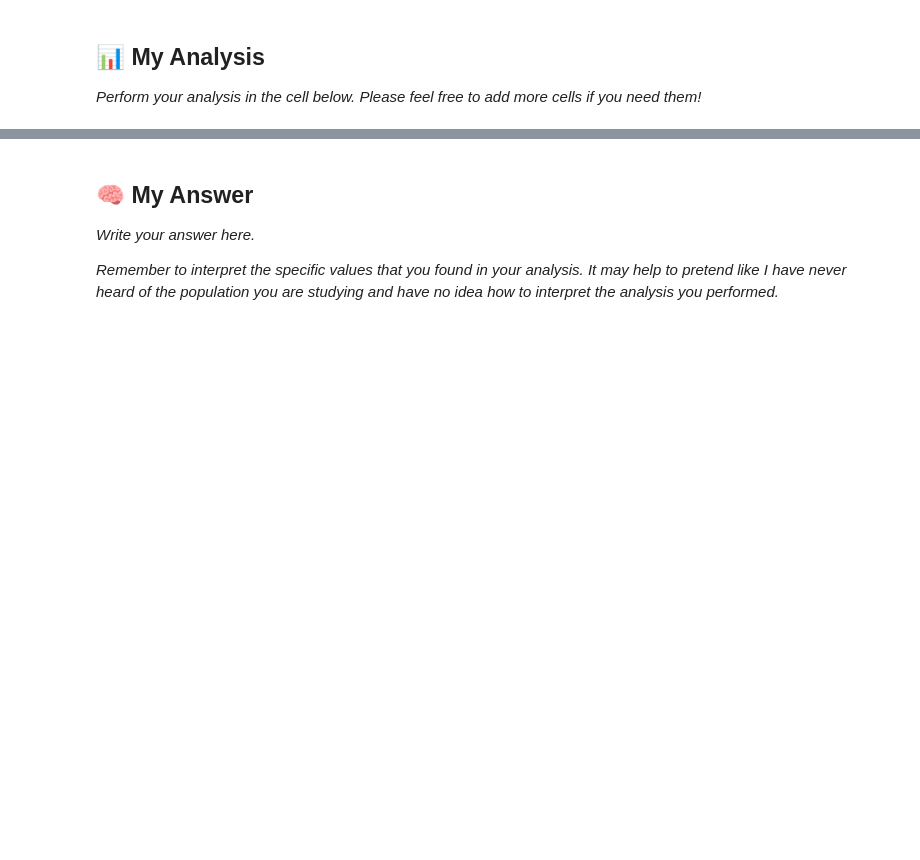
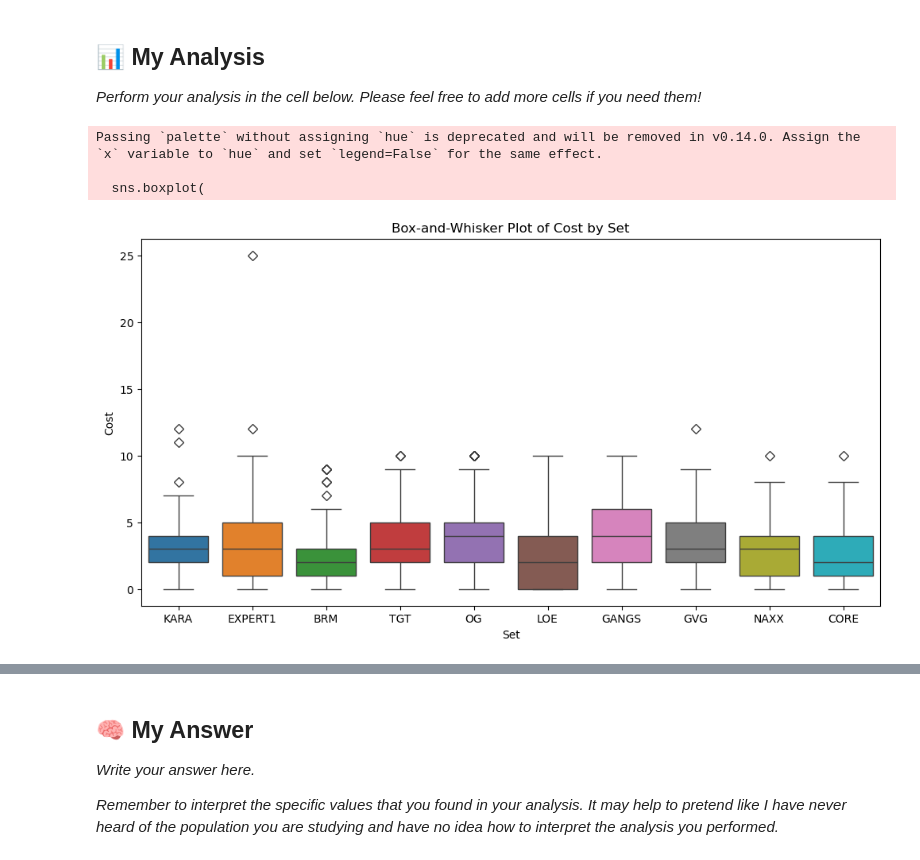
Before and after one commit to EthanCarter-ccic/AI, a Jupyter notebook: Semester 1/FinalProject/Final_Project.ipynb, the cells around one changed output, grey strips where cells are left out. Saved outputs shown, nothing was run; the diff lists cells and outputs as text; code cells hidden in the pictures; blank space fills up the shorter version.

```diff
--- a/Semester 1/FinalProject/Final_Project.ipynb
+++ b/Semester 1/FinalProject/Final_Project.ipynb
@@ -32,0 +127,9 @@ __________________________
+# %%
+print("We will exclude all cards part of a set that is a special internal category, as well as those without a defined mana cost (e.g. enchantments).")
+print()
+
+excluded_sets = ['TB', 'CHEAT', 'CREDITS', 'MISSIONS', 'HERO_SKINS', 'PROMO', 'REWARD']
+
+# Filter out excluded sets AND rows with missing set AND rows with missing cost
+df = df[df['set'].notna() & ~df['set'].isin(excluded_sets) & df['cost'].notna()]
+df.info()
@@ -35,4 +156,29 @@ __________________________
 
 *Perform your analysis in the cell below. Please feel free to add more cells if you need them!*
 # %%
-# Perform your analysis here
+import seaborn as sns
+
+plt.figure(figsize=(12, 6))
+
+# Define a color palette with 10 distinct colors
+palette = sns.color_palette("tab10", n_colors=10) # tab10 has 10 distinct colors
+
+# Create the boxplot
+sns.boxplot(
+    x='set',
+    y='cost',
+    data=df,
+    palette=palette, # color each box differently
+    flierprops=dict(marker='D', color='red', markersize=6) # diamond-shaped outliers
+)
+
+plt.title('Box-and-Whisker Plot of Cost by Set')
+plt.xlabel('Set')
+plt.ylabel('Cost')
+plt.xticks()
+plt.show()
+# %% [output]
+Passing `palette` without assigning `hue` is deprecated and will be removed in v0.14.0. Assign the `x` variable to `hue` and set `legend=False` for the same effect.
+
+  sns.boxplot(
+[figure, added]
```
Also changed, not shown: parts of 7 cells of this notebook.
